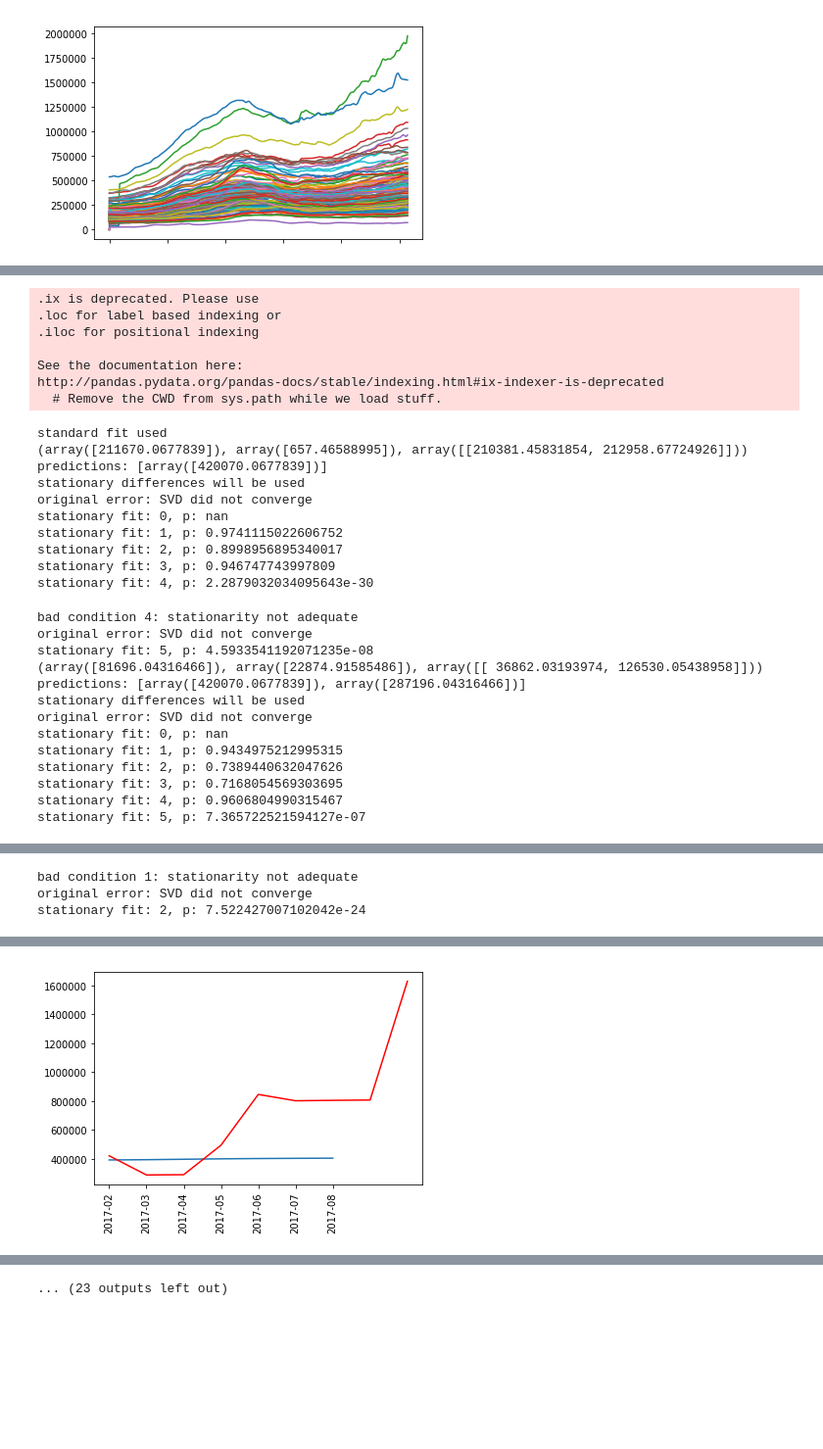
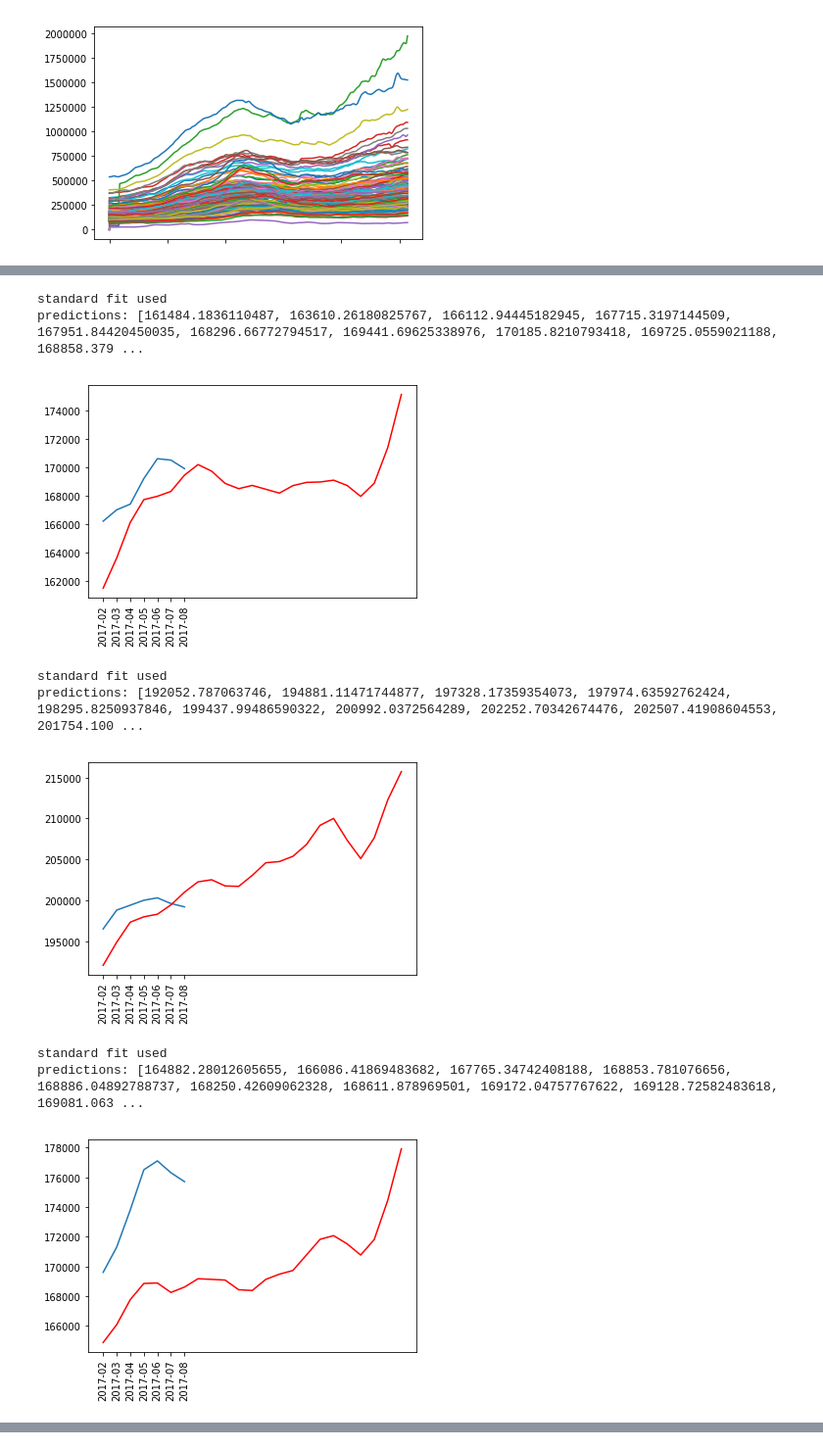
Before and after one commit to jeff1evesque/ist-718-lab, a Jupyter notebook: lab2/assignment.ipynb, the cells around one changed output, grey strips where cells are left out. Shown at 98% size. Saved outputs shown, nothing was run; the diff lists cells and outputs as text; code cells hidden in the pictures; blank space fills up the shorter version.

Commit message:
#41: assignment.ipynb, fix prediction process

```diff
--- a/lab2/assignment.ipynb
+++ b/lab2/assignment.ipynb
@@ -172,11 +173,8 @@ test_columns = df.iloc[:, (train_stop + 1):test_stop].columns.tolist()
 # remove rows with 0's beginning (1997-01) with trainset
 date_columns = df.iloc[:, train_start:test_stop].columns.tolist()
 
-df[date_columns] = df[date_columns].replace(0, np.nan).dropna(
-    axis=0,
-    how='any',
-    subset=date_columns
-)
+df[date_columns] = df[date_columns].replace(0, np.nan)
+df[date_columns] = df[date_columns].dropna()
 # %%
 #
 # transpose dataframe: left column data, right column value
@@ -467,8 +451,8 @@ plt.show()
 # %%
 # iterate columns
 results = []
-for column in df_zipcode_clean:
-    predictions = compute_arima(df_zipcode_clean[column], p=5)
+for column in df_zipcode_clean.T[train_columns].T:
+    predictions = compute_arima(df_zipcode_clean[column], q=1)
     results.append({
         'zip_code': df_zipcode_clean[column].name,
         'predictions': predictions
@@ -569,18 +482,28 @@ agg = []
 # sum difference squared
 for zipcode in results:
     z = zipcode['zip_code']
-    actual = df_zipcode_clean.loc[test_columns][z]
-    predicted = zipcode['predictions'][0]
+    actual = df_zipcode_clean.T[test_columns].T[z]
+    print(actual)
+    predicted = zipcode['predictions']
+    print('=================================================')
+    print(z)
+    print('=================================================')
 
     # compare differences
     sum = 0
-    for act, pred in zip(actual, predicted):
-        sum += (act - pred)**2
+    for act, pred in zip(actual, predicted[:len(test_columns)]):
+        sum += sqrt((act - pred)**2)
+        print('predicted={:03f}, expected={:03f}'.format(float(pred), act))
+        print('prediction difference: {:03f}'.format(abs(1-float(pred)/act)))
+        print('-------------------------------------------------')
+
+    print('\n')
 
     # aggregate data
     agg.append({
         'zipcode': zipcode['zip_code'],
-        'difference': sum
+        'difference': sum,
+        'predicted': predicted
     })
 
 # sort results: allows the n lowest to be collected
@@ -588,45 +529,23 @@ sorted_results = sorted(agg, key=lambda x: (x['difference']))
 # %%
 # best 4 models
 for model in sorted_results[:4]:
     # get data
     zipcode = model['zipcode']
     data_zipcode = df_zipcode_clean[[zipcode]]
-    iterations = (12-len(df_test)) + 18
-    data_train = data_zipcode.T[date_columns].T
+    data_train = data_zipcode.T[train_columns].T
 
     # compute_arima
-    predictions = compute_arima(data_train.ix[:,0], iterations=iterations, p=5)
+    predictions = compute_arima(data_train.iloc[:,0], q=1)
 
     # plot predictions
-    rolling_plot(df_test, predictions)
+    rolling_plot(data_zipcode.T[test_columns].T, predictions)
 # %% [output]
-.ix is deprecated. Please use
-.loc for label based indexing or
-.iloc for positional indexing
-
-See the documentation here:
-http://pandas.pydata.org/pandas-docs/stable/indexing.html#ix-indexer-is-deprecated
-  # Remove the CWD from sys.path while we load stuff.
+standard fit used
+predictions: [161484.1836110487, 163610.26180825767, 166112.94445182945, 167715.3197144509, 167951.84420450035, 168296.66772794517, 169441.69625338976, 170185.8210793418, 169725.0559021188, 168858.379 ...
+[figure, new version]
 standard fit used
-(array([211670.0677839]), array([657.46588995]), array([[210381.45831854, 212958.67724926]]))
-predictions: [array([420070.0677839])]
-stationary differences will be used
-original error: SVD did not converge
-stationary fit: 0, p: nan
-stationary fit: 1, p: 0.9741115022606752
-stationary fit: 2, p: 0.8998956895340017
-stationary fit: 3, p: 0.946747743997809
-stationary fit: 4, p: 2.2879032034095643e-30
+predictions: [192052.787063746, 194881.11471744877, 197328.17359354073, 197974.63592762424, 198295.8250937846, 199437.99486590322, 200992.0372564289, 202252.70342674476, 202507.41908604553, 201754.100 ...
+[figure, added]
-bad condition 4: stationarity not adequate
-original error: SVD did not converge
-stationary fit: 5, p: 4.5933541192071235e-08
-(array([81696.04316466]), array([22874.91585486]), array([[ 36862.03193974, 126530.05438958]]))
-predictions: [array([420070.0677839]), array([287196.04316466])]
-stationary differences will be used
-original error: SVD did not converge
-stationary fit: 0, p: nan
-stationary fit: 1, p: 0.9434975212995315
-stationary fit: 2, p: 0.7389440632047626
-stationary fit: 3, p: 0.7168054569303695
-stationary fit: 4, p: 0.9606804990315467
-stationary fit: 5, p: 7.365722521594127e-07
+standard fit used
+predictions: [164882.28012605655, 166086.41869483682, 167765.34742408188, 168853.781076656, 168886.04892788737, 168250.42609062328, 168611.878969501, 169172.04757767622, 169128.72582483618, 169081.063 ...
+[figure, added]
@@ -639,3 +553,0 @@ stationary fit: 1, p: 5.51735878762086e-28
-bad condition 1: stationarity not adequate
-original error: SVD did not converge
-stationary fit: 2, p: 7.522427007102042e-24
@@ -674 +553,0 @@ stationary fit: 9, p: 1.0
-[figure, old version]
@@ -695 +553,0 @@ stationary fit: 2, p: 2.30481982431426e-19
-... (23 outputs left out)
```
Also changed, not shown: parts of 7 cells of this notebook.
